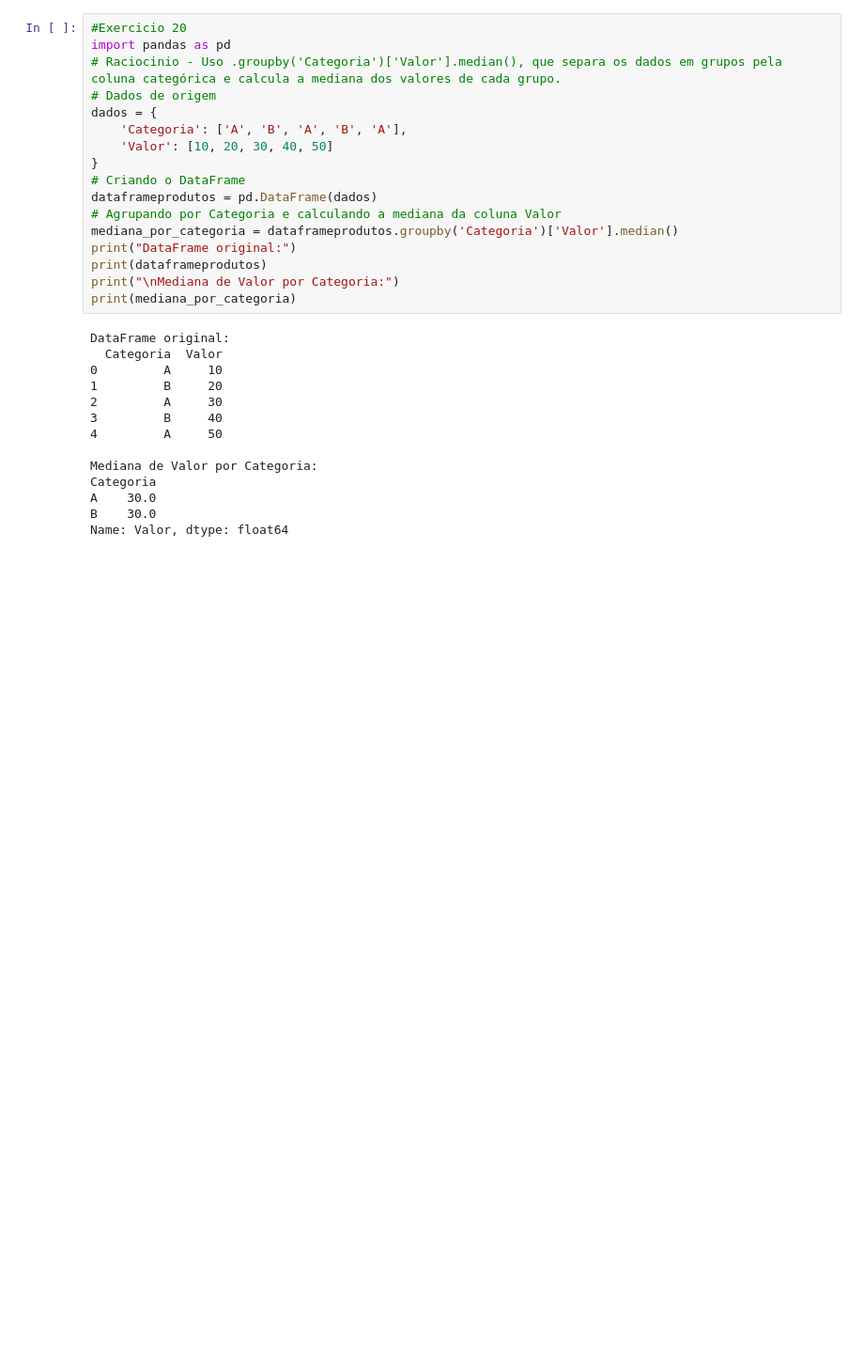
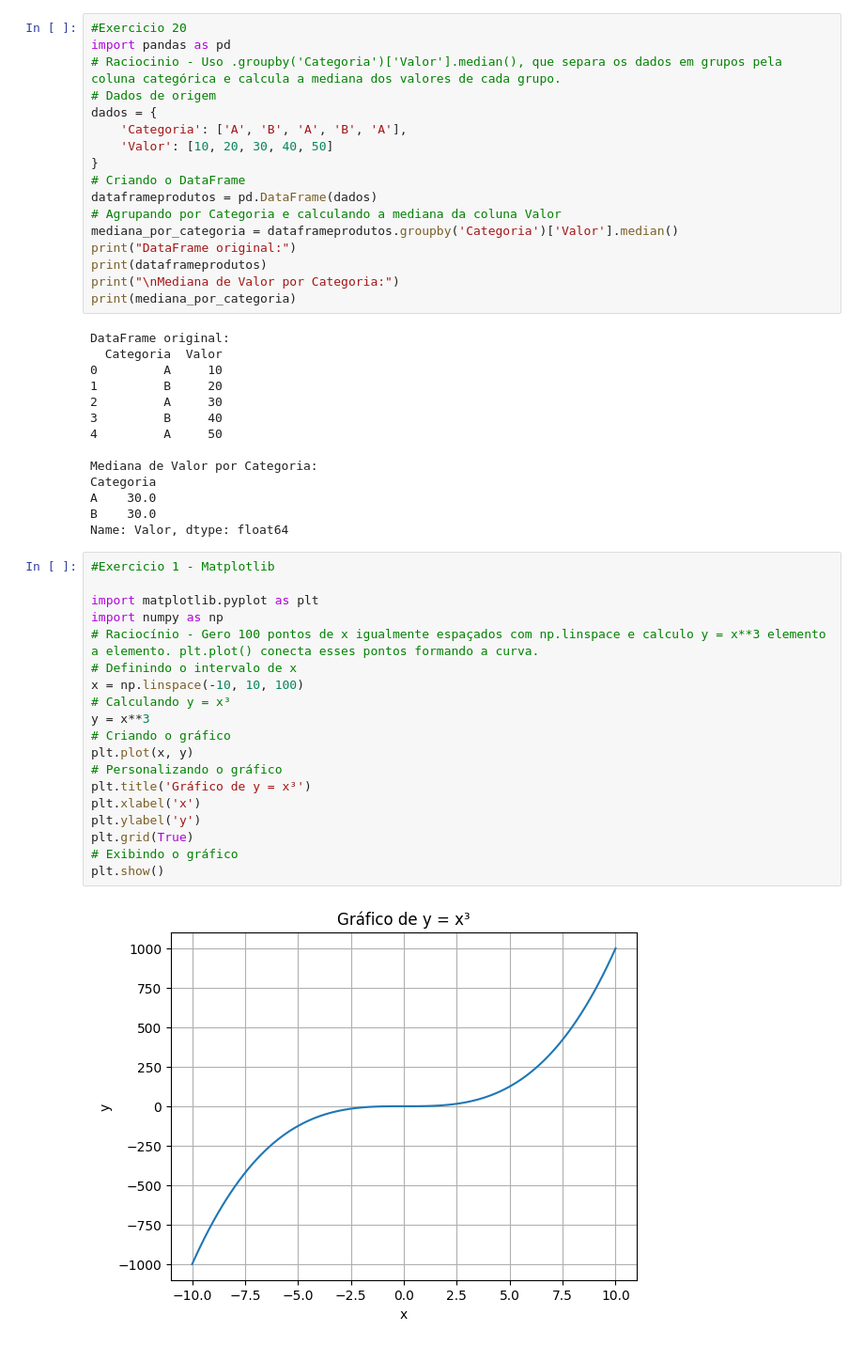
Before and after one commit to samuel76-art/Disciplina-de-Inteligencia-Artificial-UMC, a Jupyter notebook: Atividades_de_Data_Science_NumPy,_SciPy,_Pandas_e_Matplotlib[Samuel_Sousa_Santos][B][Noite].ipynb, the cells around one changed output. Shown at 94% size. Saved outputs shown, nothing was run; the diff lists cells and outputs as text; blank space fills up the shorter version.

```diff
--- a/Atividades_de_Data_Science_NumPy,_SciPy,_Pandas_e_Matplotlib[Samuel_Sousa_Santos][B][Noite].ipynb
+++ b/Atividades_de_Data_Science_NumPy,_SciPy,_Pandas_e_Matplotlib[Samuel_Sousa_Santos][B][Noite].ipynb
@@ -1301,3 +1301,24 @@ Categoria
 A    30.0
 B    30.0
 Name: Valor, dtype: float64
+# %%
+#Exercicio 1 - Matplotlib
+
+import matplotlib.pyplot as plt
+import numpy as np
+# Raciocínio - Gero 100 pontos de x igualmente espaçados com np.linspace e calculo y = x**3 elemento a elemento. plt.plot() conecta esses pontos formando a curva.
+# Definindo o intervalo de x
+x = np.linspace(-10, 10, 100)
+# Calculando y = x³
+y = x**3
+# Criando o gráfico
+plt.plot(x, y)
+# Personalizando o gráfico
+plt.title('Gráfico de y = x³')
+plt.xlabel('x')
+plt.ylabel('y')
+plt.grid(True)
+# Exibindo o gráfico
+plt.show()
+# %% [output]
+[figure, added]
```
Also changed, not shown: parts of 19 cells of this notebook.
